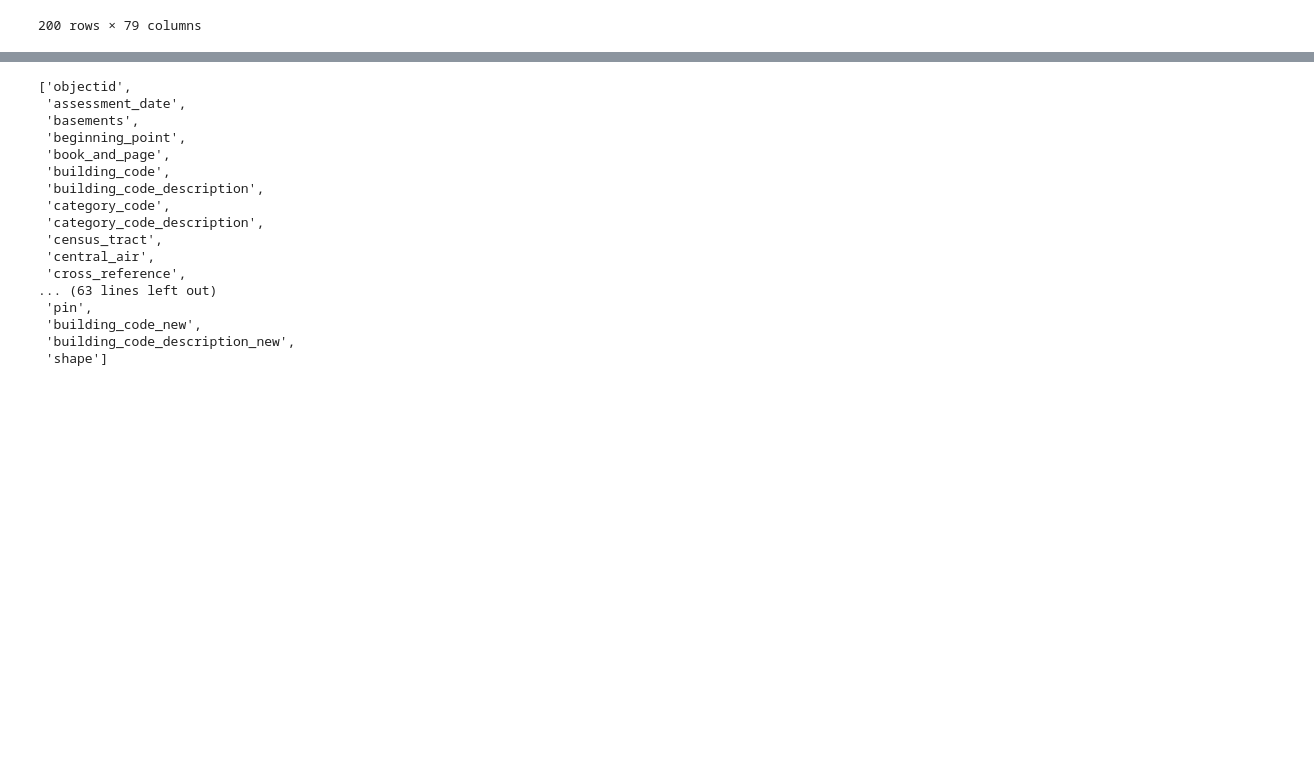
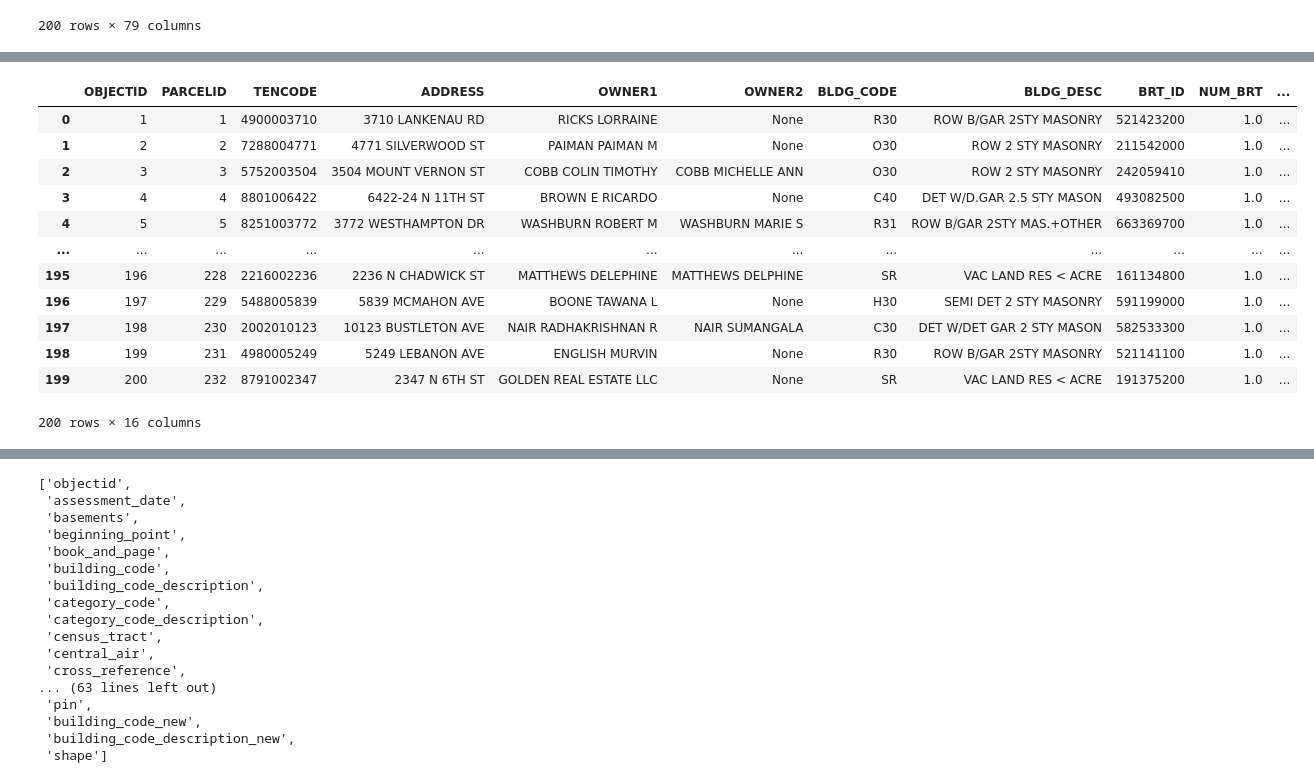
Before and after one commit to musa-5090-spring-2024/musa5090s24-team3-cama, a Jupyter notebook: eda/musa5090_data_science.ipynb, the cells around one changed output, grey strips where cells are left out. Drawn from its saved outputs; the diff is of its cells as text; code cells hidden in the pictures; blank space fills up the shorter version.

```diff
--- a/eda/musa5090_data_science.ipynb
+++ b/eda/musa5090_data_science.ipynb
@@ -47,0 +53,19 @@ Name: census_tract, Length: 582957, dtype: float64
+# %%
+# read in pwd parcels
+parcels_dir = '/content/drive/MyDrive/musa-final-proj/phl_pwd_parcels.geojson'
+parcels = gpd.read_file(parcels_dir)
+parcels.head(200)
+# %% [output]
+|  | OBJECTID | PARCELID | TENCODE | ADDRESS | OWNER1 | OWNER2 | BLDG_CODE | BLDG_DESC | BRT_ID | NUM_BRT | ... |
+| 0 | 1 | 1 | 4900003710 | 3710 LANKENAU RD | RICKS LORRAINE | None | R30 | ROW B/GAR 2STY MASONRY | 521423200 | 1.0 | ... |
+| 1 | 2 | 2 | 7288004771 | 4771 SILVERWOOD ST | PAIMAN PAIMAN M | None | O30 | ROW 2 STY MASONRY | 211542000 | 1.0 | ... |
+| 2 | 3 | 3 | 5752003504 | 3504 MOUNT VERNON ST | COBB COLIN TIMOTHY | COBB MICHELLE ANN | O30 | ROW 2 STY MASONRY | 242059410 | 1.0 | ... |
+| 3 | 4 | 4 | 8801006422 | 6422-24 N 11TH ST | BROWN E RICARDO | None | C40 | DET W/D.GAR 2.5 STY MASON | 493082500 | 1.0 | ... |
+| 4 | 5 | 5 | 8251003772 | 3772 WESTHAMPTON DR | WASHBURN ROBERT M | WASHBURN MARIE S | R31 | ROW B/GAR 2STY MAS.+OTHER | 663369700 | 1.0 | ... |
+| ... | ... | ... | ... | ... | ... | ... | ... | ... | ... | ... | ... |
+| 195 | 196 | 228 | 2216002236 | 2236 N CHADWICK ST | MATTHEWS DELEPHINE | MATTHEWS DELPHINE | SR | VAC LAND RES < ACRE | 161134800 | 1.0 | ... |
+| 196 | 197 | 229 | 5488005839 | 5839 MCMAHON AVE | BOONE TAWANA L | None | H30 | SEMI DET 2 STY MASONRY | 591199000 | 1.0 | ... |
+| 197 | 198 | 230 | 2002010123 | 10123 BUSTLETON AVE | NAIR RADHAKRISHNAN R | NAIR SUMANGALA | C30 | DET W/DET GAR 2 STY MASON | 582533300 | 1.0 | ... |
+| 198 | 199 | 231 | 4980005249 | 5249 LEBANON AVE | ENGLISH MURVIN | None | R30 | ROW B/GAR 2STY MASONRY | 521141100 | 1.0 | ... |
+| 199 | 200 | 232 | 8791002347 | 2347 N 6TH ST | GOLDEN REAL ESTATE LLC | None | SR | VAC LAND RES < ACRE | 191375200 | 1.0 | ... |
+200 rows × 16 columns
```
Also changed, not shown: parts of 12 cells of this notebook.
